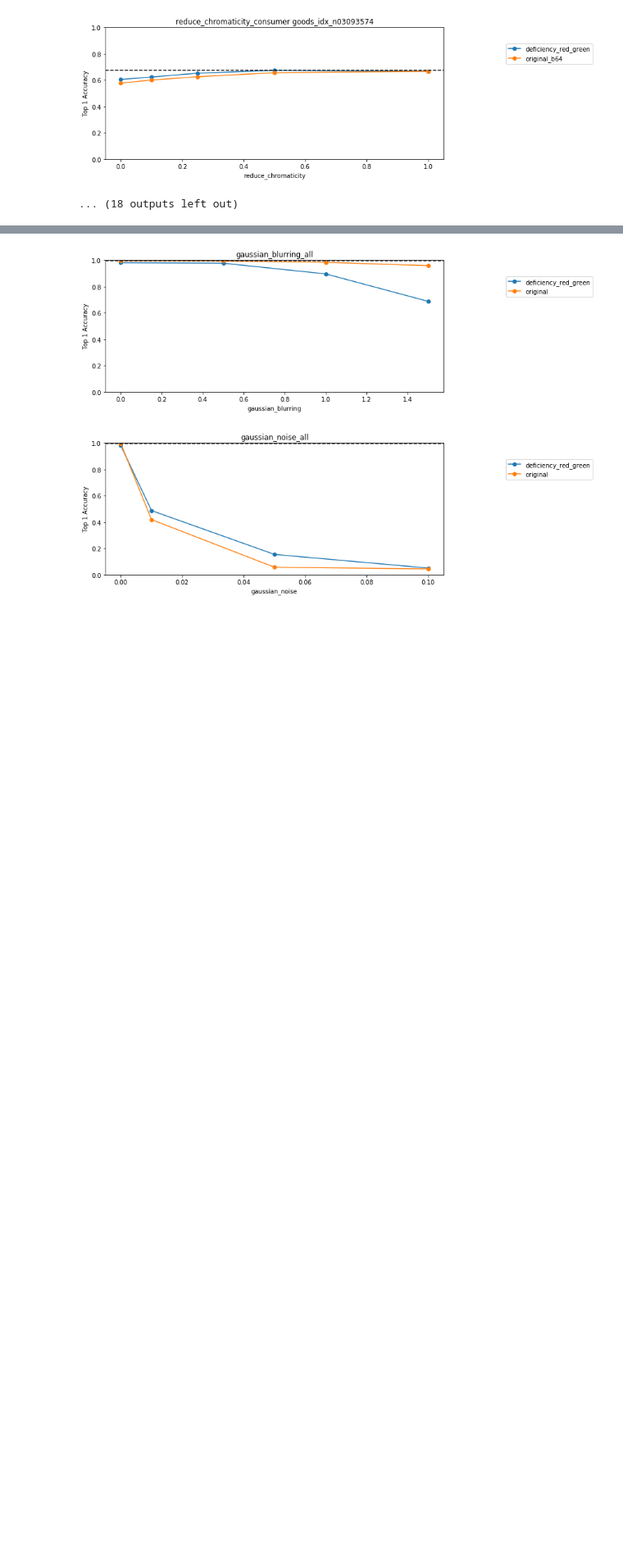
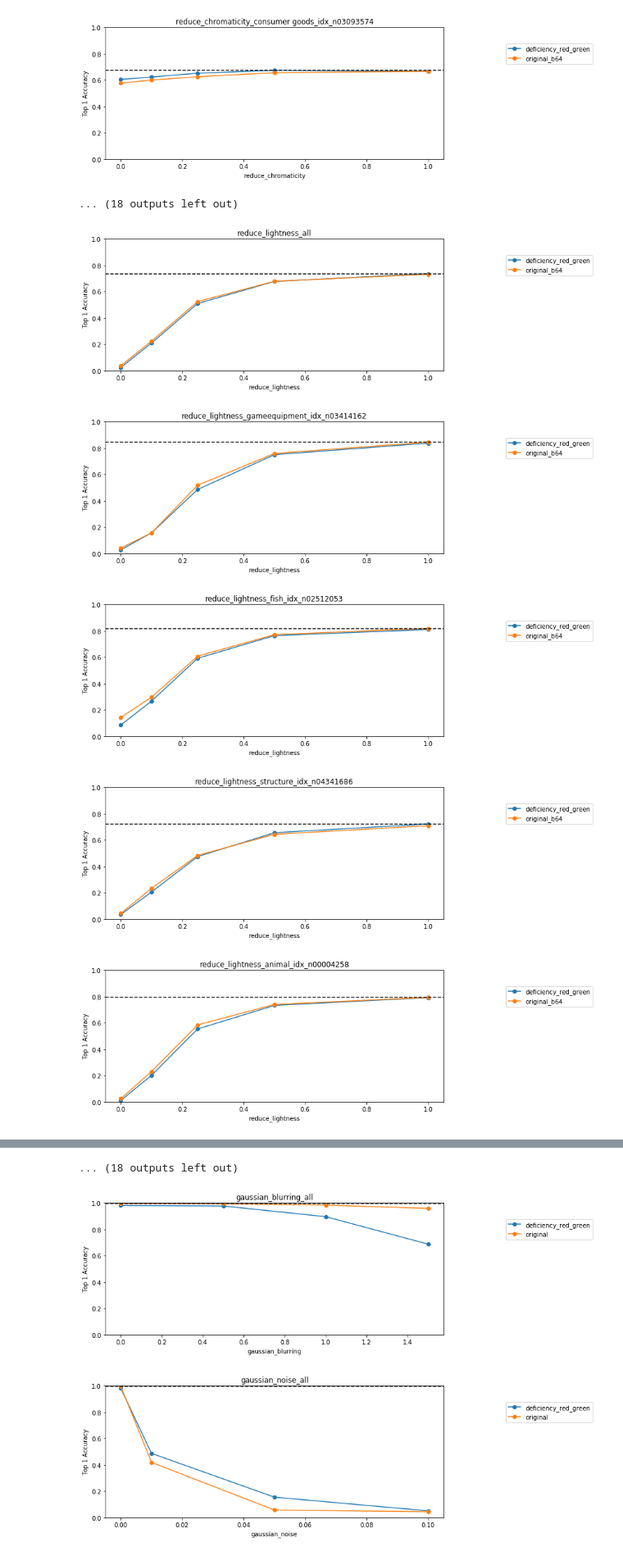
Before and after one commit to ArashAkbarinia/kernelphysiology, a Jupyter notebook: python/src/kernelphysiology/analysis/ipynbs/colour_deficiency/dichromacy_red_green.ipynb, the cells around one changed output, grey strips where cells are left out. Shown at 82% size. Cells and saved outputs as stored; diff of their text form; code cells hidden in the pictures; blank space fills up the shorter version.

Commit message:
added lightness differences to report of red green colour blindness

```diff
--- a/python/src/kernelphysiology/analysis/ipynbs/colour_deficiency/dichromacy_red_green.ipynb
+++ b/python/src/kernelphysiology/analysis/ipynbs/colour_deficiency/dichromacy_red_green.ipynb
@@ -73,3 +73,16 @@ resnet_result = reports.do_one_network(resnet_result_dir,
 [figure]
 [figure]
 ... (18 outputs left out)
+# %%
+resnet_result = reports.do_one_network(resnet_result_dir,
+                                       which_experiments[8:9],
+                                       original_values[8:9],
+                                       class_inds,
+                                       selected_categories,
+                                       ['deficiency_red_green', 'original_b64'])
+# %% [output]
+[figure, added]
+[figure, added]
+[figure, added]
+[figure, added]
+[figure, added]
@@ -76,3 +96,4 @@ resnet_result = reports.do_one_network(resnet_result_dir,
+... (18 outputs left out)
 # %%
 resnet_result_dir = results_dir + 'MiscDatasets/Fruits/'
 resnet_result = reports.do_one_network(resnet_result_dir,
```
Also changed, not shown: parts of 1 cell of this notebook.
